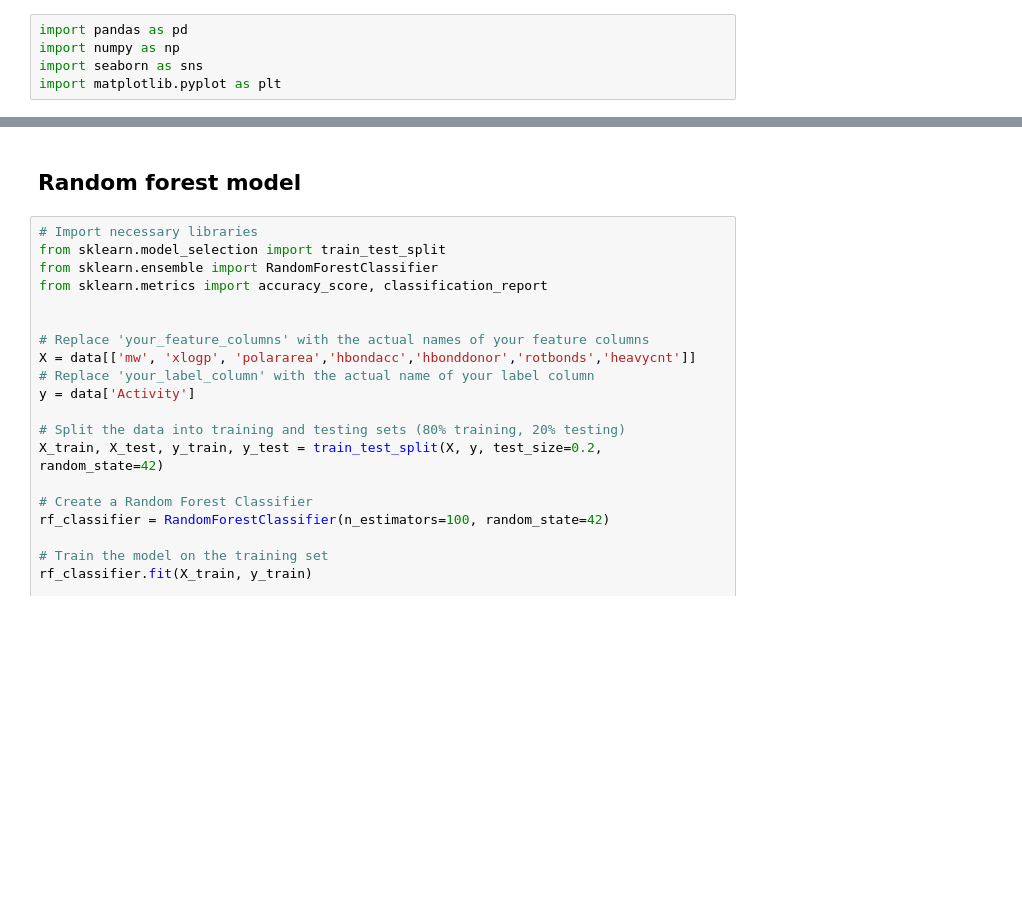
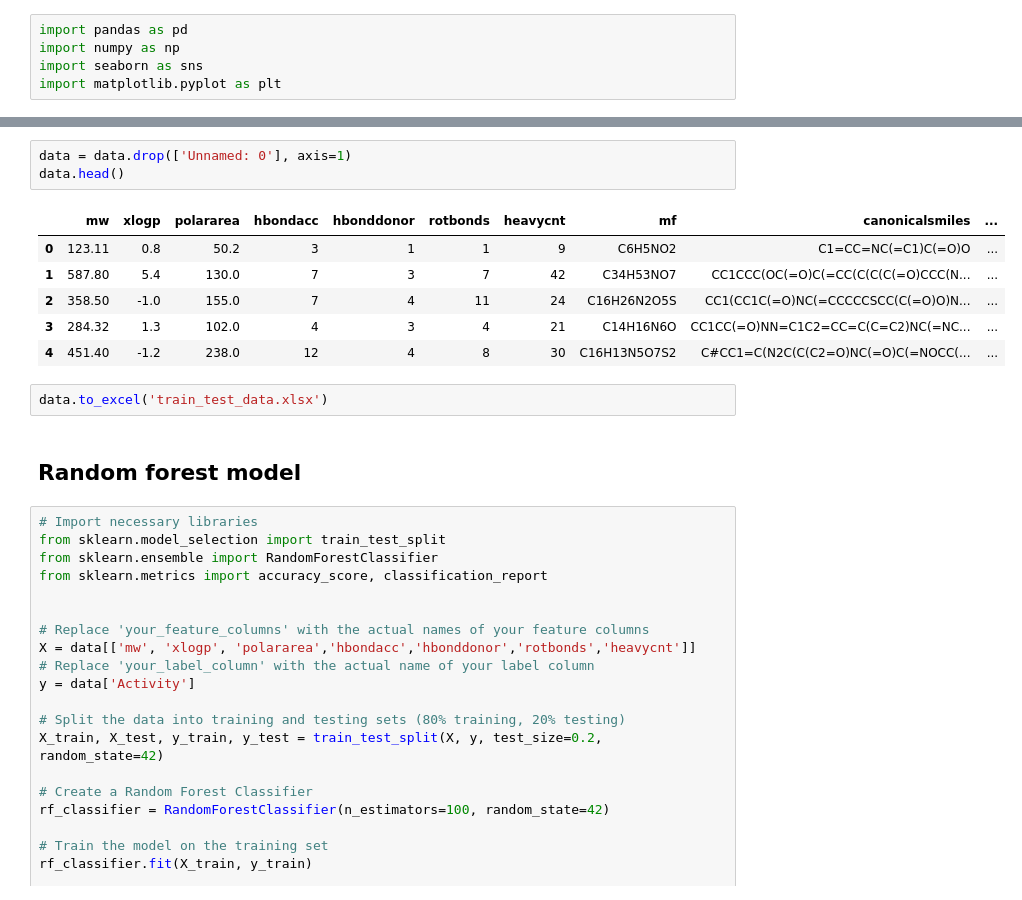
Before and after one commit to Chon26/Antibacterial-model, a Jupyter notebook: train model.ipynb, the cells around one changed output, grey strips where cells are left out. Saved outputs shown, nothing was run; the diff lists cells and outputs as text; blank space fills up the shorter version.

```diff
--- a/train model.ipynb
+++ b/train model.ipynb
@@ -19,3 +37,15 @@ data.head()
+# %%
+data = data.drop(['Unnamed: 0'], axis=1)
+data.head()
+# %% [output]
+|  | mw | xlogp | polararea | hbondacc | hbonddonor | rotbonds | heavycnt | mf | canonicalsmiles | ... |
+| 0 | 123.11 | 0.8 | 50.2 | 3 | 1 | 1 | 9 | C6H5NO2 | C1=CC=NC(=C1)C(=O)O | ... |
+| 1 | 587.80 | 5.4 | 130.0 | 7 | 3 | 7 | 42 | C34H53NO7 | CC1CCC(OC(=O)C(=CC(C(C(C(=O)CCC(N... | ... |
+| 2 | 358.50 | -1.0 | 155.0 | 7 | 4 | 11 | 24 | C16H26N2O5S | CC1(CC1C(=O)NC(=CCCCCSCC(C(=O)O)N... | ... |
+| 3 | 284.32 | 1.3 | 102.0 | 4 | 3 | 4 | 21 | C14H16N6O | CC1CC(=O)NN=C1C2=CC=C(C=C2)NC(=NC... | ... |
+| 4 | 451.40 | -1.2 | 238.0 | 12 | 4 | 8 | 30 | C16H13N5O7S2 | C#CC1=C(N2C(C(C2=O)NC(=O)C(=NOCC(... | ... |
+# %%
+data.to_excel('train_test_data.xlsx')
 # %% [markdown]
 ## Random forest model
 # %%
```
Also changed, not shown: parts of 8 cells of this notebook, 1 other file.
